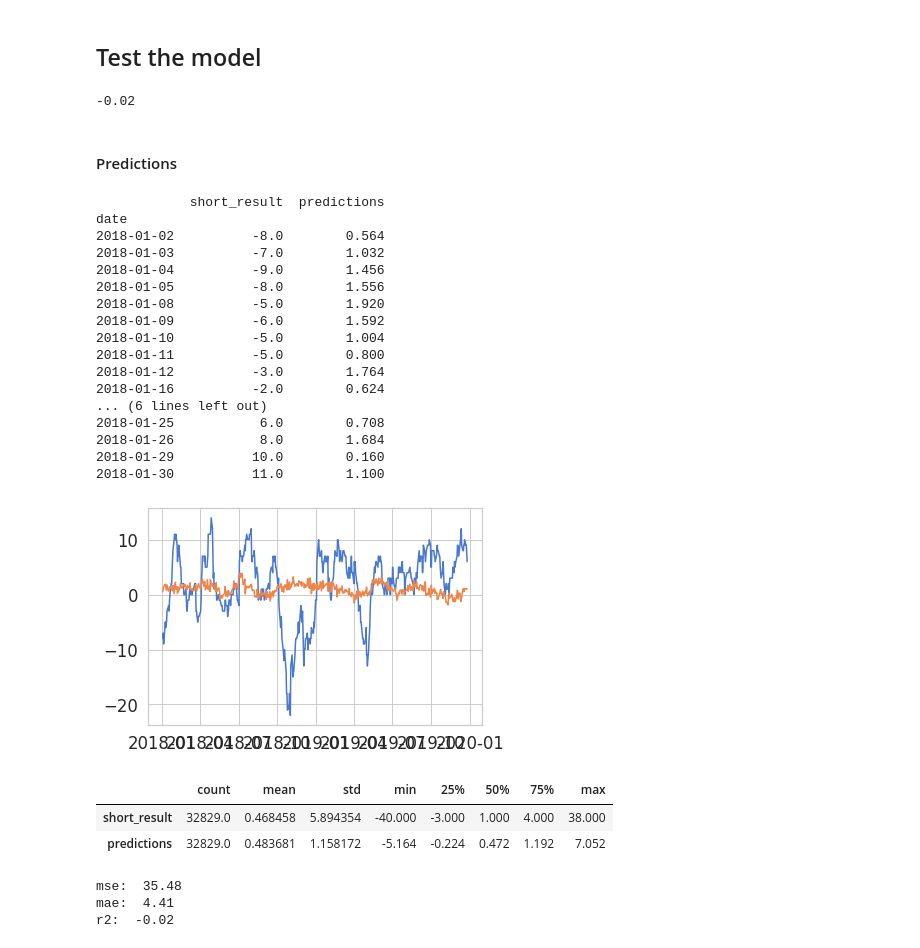
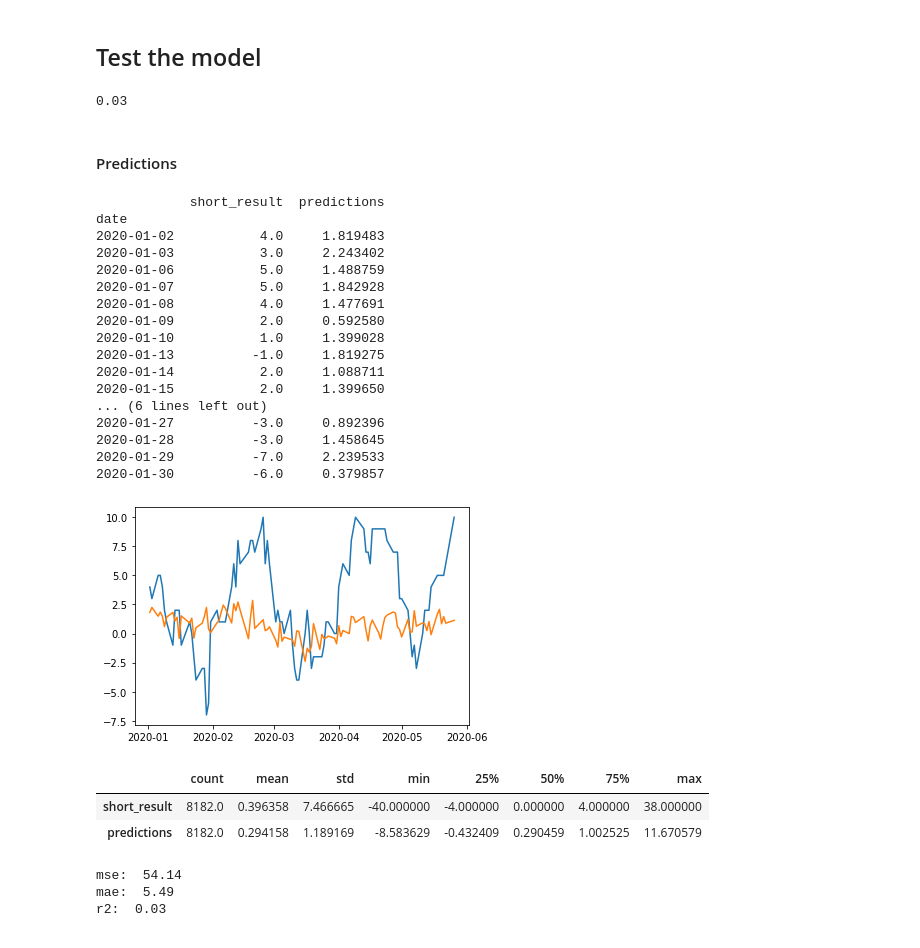
Before and after one commit to ThiagoMartinsThome/TFM, a Jupyter notebook: ExtratreeRegressor_model.ipynb, the cells around one changed output. Saved outputs shown, nothing was run; the diff lists cells and outputs as text; code cells hidden in the pictures.

```diff
--- a/ExtratreeRegressor_model.ipynb
+++ b/ExtratreeRegressor_model.ipynb
@@ -4,7 +4,6 @@
 # Import Libraries
 import numpy as np
 import pandas as pd
-import seaborn as sns
 from pylab import rcParams
 import matplotlib.pyplot as plt
 from matplotlib import rc
@@ -26,21 +25,14 @@ import joblib
 from sklearn.metrics import mean_squared_error , mean_absolute_error, r2_score
 from sklearn.model_selection import TimeSeriesSplit, GridSearchCV
 
-
-sns.set(style='whitegrid', palette='muted', font_scale=1.5)
-
 rcParams['figure.figsize'] = 14, 8
 # %% [markdown]
 ## Load and prepare the data
 # %% [markdown]
 #### Load the data
 # %%
-!unzip /content/drive/My Drive/Colab Notebooks/TFM/tradebot_tfm/data_20day_chg_target.zip
-
-df = pd.read_csv('/content/drive/My Drive/Colab Notebooks/TFM/tradebot_tfm/data_20day_chg_target.zip', parse_dates=['date'])
-
 # load data
-data = df.copy()
+data = pd.read_csv('/content/drive/My Drive/Colab Notebooks/TFM/tradebot_tfm/data_20day_chg_target.zip', parse_dates=['date'])
 data.drop('long_name', axis=1, inplace=True)
 data.dropna(inplace=True, axis=0)
 data.sort_values(by=['ticker', 'date'], ascending=True, inplace=True)
@@ -64,8 +55,8 @@ Null values:  0
 # %%
 # Define features and target
 X, y = data.drop('short_result', axis=1), data['short_result']
-train = data[(data['year'] <= 2017) & (data['year'] >= 2010)]
-test = data[data['year'] > 2017]
+train = data[(data['year'] <= 2019) & (data['year'] >= 2000)]
+test = data[data['year'] > 2019]
 
 X_train, y_train = train.drop('short_result', axis=1), train['short_result']
 X_test, y_test = test.drop('short_result', axis=1), test['short_result']
@@ -77,17 +68,13 @@ numerical_cols = X.select_dtypes(include=['int64', 'float64']).columns
 categorical_cols = X.select_dtypes(include=['object', 'bool']).columns
 
 # Column preparation
-transformer = [
-               ('onehot', OneHotEncoder(sparse=False), categorical_cols),
-               ('scaler', StandardScaler(), numerical_cols),
-               ]
+transformer = [('scaler', StandardScaler(), numerical_cols),
+               ('onehot', OneHotEncoder(sparse=False), categorical_cols)]
 col_transform = ColumnTransformer(transformers=transformer)
 
 pipeline_x = Pipeline(steps=[('prep', col_transform),
-                             ('pca', PCA(n_components=34, random_state=1)),
-                             #('pca', PCA(.98, random_state=1))
-                             ])
-pipeline_y =  Pipeline(steps=[('scaler', StandardScaler())])
+                             ('pca', PCA(n_components=45, random_state=1))])
+pipeline_y =  Pipeline(steps=[('scaler', PowerTransformer())])
 
 pipeline_x.fit(X)
 pipeline_y.fit(y.values.reshape(-1, 1))
@@ -108,5 +95,6 @@ y_train_scaled.astype('float32')
 
 print('Min value: ', round(X_train_scaled.min(),2))
 print('Max value: ', round(X_train_scaled.max(),2))
+print(X_train_scaled.shape)
 plt.hist(X_train_scaled);
 # %% [output]
@@ -174,7 +171,7 @@ predicted = pipeline_y.inverse_transform(yhat.reshape((-1,1)))
 
 print(round(loaded_model.score(X_test_scaled, y_test_scaled), 2))
 # %% [output]
--0.02
+0.03
 # %% [markdown]
 #### Predictions
 # %%
@@ -187,34 +184,34 @@ print(df_predicted.head(20))
 # %% [output]
             short_result  predictions
 date
-2018-01-02          -8.0        0.564
-2018-01-03          -7.0        1.032
-2018-01-04          -9.0        1.456
-2018-01-05          -8.0        1.556
-2018-01-08          -5.0        1.920
-2018-01-09          -6.0        1.592
-2018-01-10          -5.0        1.004
-2018-01-11          -5.0        0.800
-2018-01-12          -3.0        1.764
-2018-01-16          -2.0        0.624
+2020-01-02           4.0     1.819483
+2020-01-03           3.0     2.243402
+2020-01-06           5.0     1.488759
+2020-01-07           5.0     1.842928
+2020-01-08           4.0     1.477691
+2020-01-09           2.0     0.592580
+2020-01-10           1.0     1.399028
+2020-01-13          -1.0     1.819275
+2020-01-14           2.0     1.088711
+2020-01-15           2.0     1.399650
 ... (6 lines left out)
-2018-01-25           6.0        0.708
-2018-01-26           8.0        1.684
-2018-01-29          10.0        0.160
-2018-01-30          11.0        1.100
+2020-01-27          -3.0     0.892396
+2020-01-28          -3.0     1.458645
+2020-01-29          -7.0     2.239533
+2020-01-30          -6.0     0.379857
 # %%
 # Plot the predictions
-plt.plot(df_predicted.iloc[:500]);
+plt.plot(df_predicted.iloc[:100]);
 # %% [output]
-[figure, old version]
+[figure, new version]
 # %%
 
 # ånalyse the values
 df_predicted.describe().T
 # %% [output]
 |  | count | mean | std | min | 25% | 50% | 75% | max |
-| short_result | 32829.0 | 0.468458 | 5.894354 | -40.000 | -3.000 | 1.000 | 4.000 | 38.000 |
-| predictions | 32829.0 | 0.483681 | 1.158172 | -5.164 | -0.224 | 0.472 | 1.192 | 7.052 |
+| short_result | 8182.0 | 0.396358 | 7.466665 | -40.000000 | -4.000000 | 0.000000 | 4.000000 | 38.000000 |
+| predictions | 8182.0 | 0.294158 | 1.189169 | -8.583629 | -0.432409 | 0.290459 | 1.002525 | 11.670579 |
 # %%
 # Calculation of Mean Squared Error (MSE)
 mse = round(mean_squared_error(y_test, predicted), 2)
@@ -224,6 +221,6 @@ print('mse: ', mse)
 print('mae: ', mae)
 print('r2: ', r2)
 # %% [output]
-mse:  35.48
-mae:  4.41
-r2:  -0.02
+mse:  54.14
+mae:  5.49
+r2:  0.03
```
Also changed, not shown: parts of 3 cells of this notebook.
